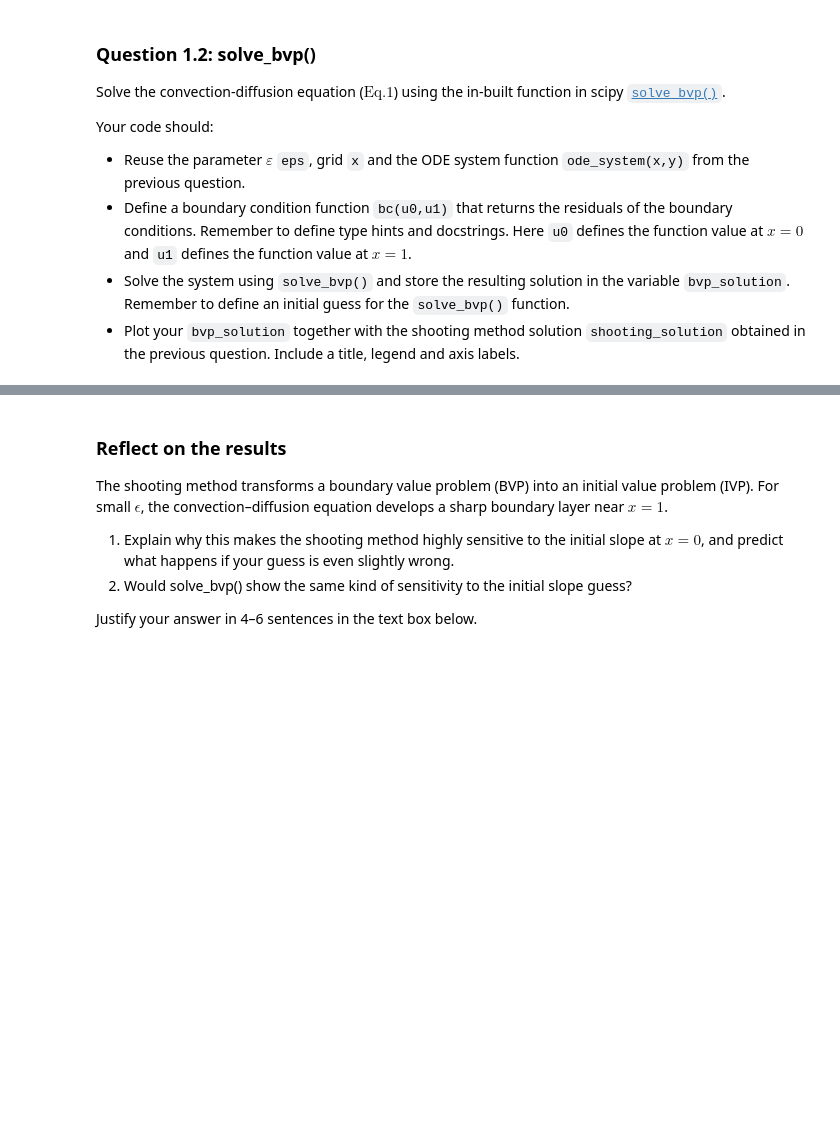
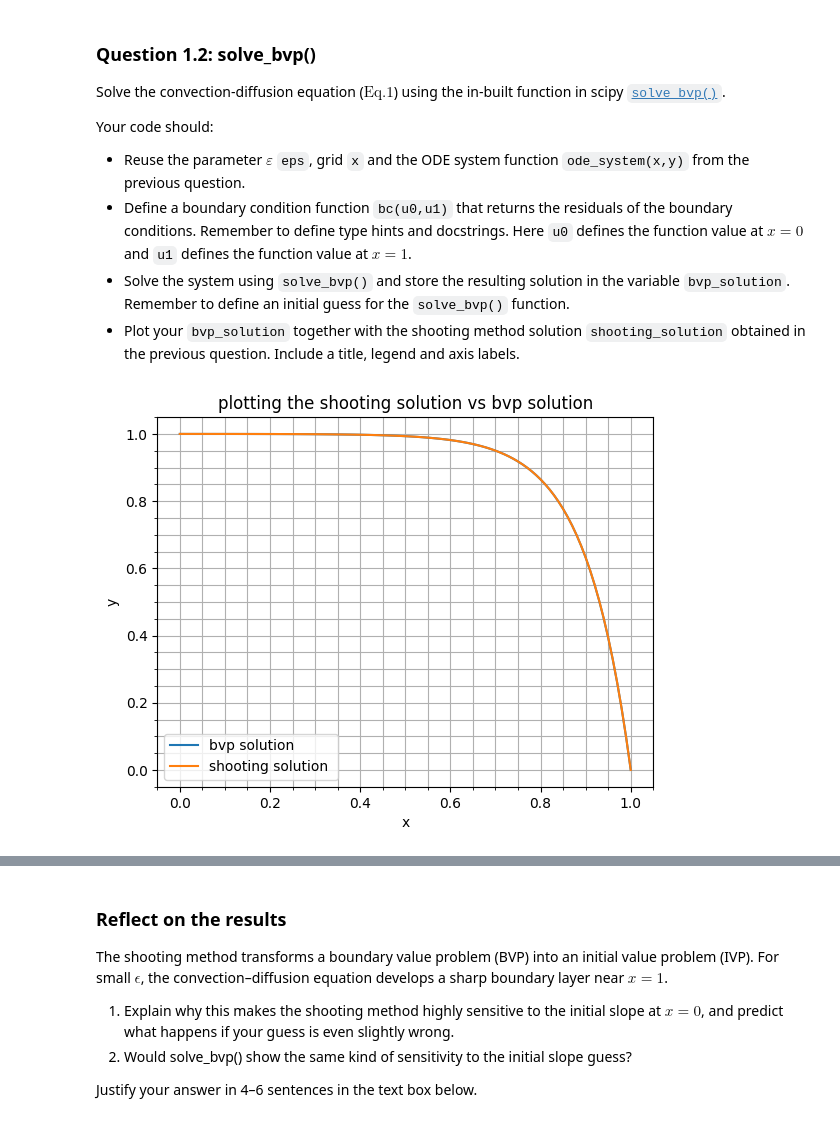
Before and after one commit to Xikiee/computational_practicum, a Jupyter notebook: assignments/Assignment_Q1_L7.ipynb, the cells around one changed output, grey strips where cells are left out. Saved outputs shown, nothing was run; the diff lists cells and outputs as text; code cells hidden in the pictures; blank space fills up the shorter version.

```diff
--- a/assignments/Assignment_Q1_L7.ipynb
+++ b/assignments/Assignment_Q1_L7.ipynb
@@ -262,16 +270,49 @@ Your code should:
 - Solve the system using `solve_bvp()` and store the resulting solution in the variable `bvp_solution`. Remember to define an initial guess for the `solve_bvp()` function.
 - Plot your `bvp_solution` together with the shooting method solution `shooting_solution` obtained in the previous question.  Include a title, legend and axis labels.
 # %%
+# Parameters
+eps = 0.1
+x = np.linspace(0,1,101)
+e = 0.1 #the peclet number
+
 # Define boundary conditions function for solve_bvp
-...
+u0 =  1           #u(x=0) = 1
+u1  = 0           #u(x=1) = 0
 
 # Solve using solve_bvp
-...
+
+# to find the boundary conditions make the function equal 0
+def bc(ya: np.ndarray, yb:np.ndarray)->np.ndarray:
+    """
+    Residuals of the boundary consitions
+    Parameters:
+    ya : np.ndarray
+        Function values at x0
+    yb : np.ndarray
+        Function values at x(N-1)
+
+    Returns:
+    np.ndarray
+        Residuals of boundary conditions.
+    """
+    return np.array([ya[0]-1,yb[0]])
+
+u_guess = np.zeros((2,len(x)))
 
 # Extract bvp solution
-bvp_solution = ...
+bvp_solution = scipy.integrate.solve_bvp(ode_system,bc,x,u_guess).y[0]
 
 # Plot results
-...
+plt.plot(x,bvp_solution, label = 'bvp solution ')
+plt.plot(x,shooting_solution, label= 'shooting solution ')
+plt.minorticks_on()
+plt.grid(which='both')
+plt.legend()
+plt.xlabel('x')
+plt.ylabel('y')
+plt.title('plotting the shooting solution vs bvp solution')
+plt.show()
+# %% [output]
+[figure, added]
 # %%
 grader.check("q1_2")
```
Also changed, not shown: parts of 9 cells of this notebook.
